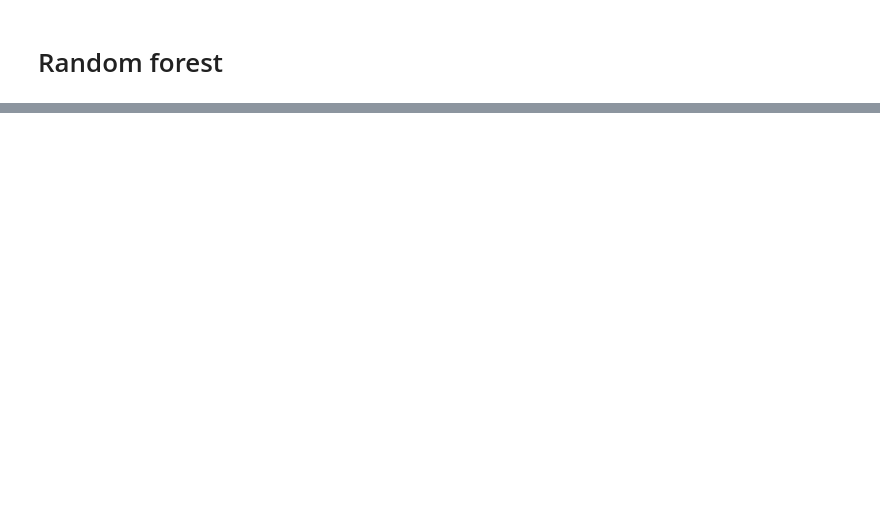
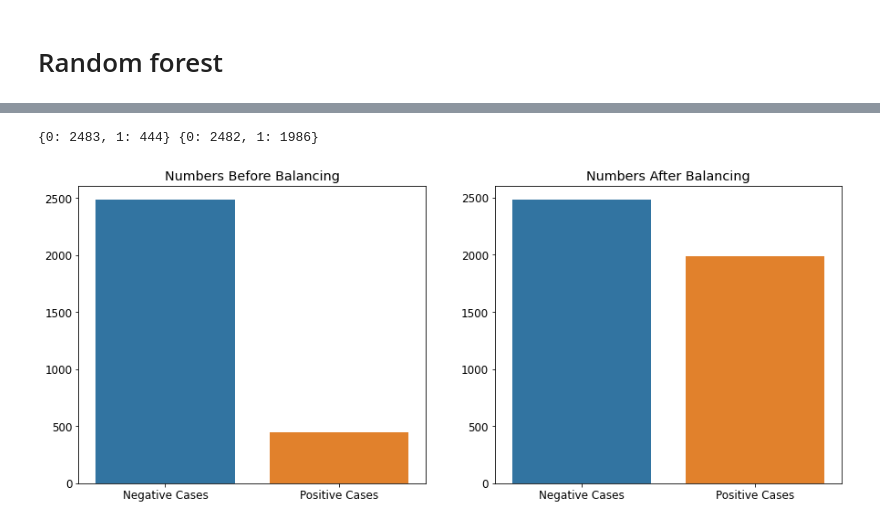
Before and after one commit to Ayushman0Singh/CardiovascularDiseaseRiskPrediction, a Jupyter notebook: CardiovascularRiskPrediction.ipynb, the cells around one changed output, grey strips where cells are left out. Saved outputs shown, nothing was run; the diff lists cells and outputs as text; code cells hidden in the pictures; blank space fills up the shorter version.

```diff
--- a/CardiovascularRiskPrediction.ipynb
+++ b/CardiovascularRiskPrediction.ipynb
@@ -424,0 +422,3 @@ import xgboost as xgb
+# %%
+# droping highly correlated features and features with very less feature importance value.
+X.drop(labels=['sex_F','sex_M','is_smoking_NO','is_smoking_YES','prevalentStroke_0','prevalentStroke_1','prevalentHyp_0','prevalentHyp_1','diabetes_0','diabetes_1'], axis = 1, inplace=True )
@@ -424,0 +472,30 @@ import xgboost as xgb
+# %%
+# the numbers before smote
+num_before = dict(y.value_counts())
+
+#perform smoting
+over = SMOTE(sampling_strategy=0.8)
+under = RandomUnderSampler(sampling_strategy=0.8)
+steps = [('o', over), ('u', under)]
+pipeline = Pipeline(steps=steps) # define pipeline
+
+# transform the dataset
+X_smote, y_smote = pipeline.fit_resample(X, y)
+
+#the numbers after smote
+num_after =dict(y_smote.value_counts())
+# %%
+# checking data set after oversampling
+print(num_before , num_after)
+labels = ["Negative Cases","Positive Cases"]
+plt.figure(figsize=(15,6))
+plt.subplot(1,2,1)
+sns.barplot(labels, list(num_before.values()))
+plt.title("Numbers Before Balancing")
+plt.subplot(1,2,2)
+sns.barplot(labels, list(num_after.values()))
+plt.title("Numbers After Balancing")
+plt.show()
+# %% [output]
+{0: 2483, 1: 444} {0: 2482, 1: 1986}
+[figure, added]
```
Also changed, not shown: parts of 33 cells of this notebook.
